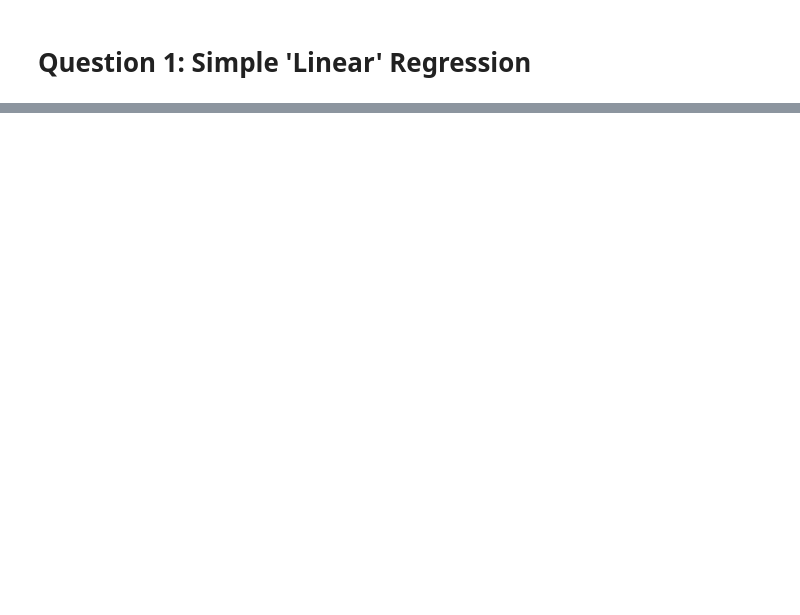
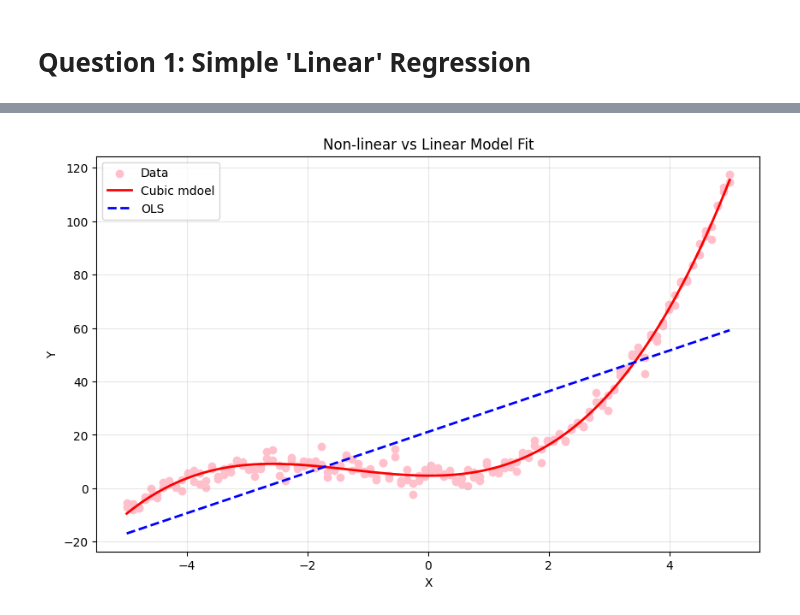
Before and after one commit to pri12345/ST239_Assignments, a Jupyter notebook: First_Assignment/Assignment1.ipynb, the cells around one changed output, grey strips where cells are left out. Drawn from its saved outputs; the diff is of its cells as text; code cells hidden in the pictures; blank space fills up the shorter version.

```diff
--- a/First_Assignment/Assignment1.ipynb
+++ b/First_Assignment/Assignment1.ipynb
@@ -302,0 +375,71 @@ memory usage: 564.0 bytes
+# %%
+
+# display(curve_df.head(3))
+
+# After spotting no columns in the csv file, use header=none
+df = pd.read_csv('Q2_curve.csv', header=None)
+
+# display(df.head(3)) # better
+
+# separate data
+x_data = df.iloc[:, 0].values
+y_data = df.iloc[:, 1].values
+
+# Define custom model, after some tries i found it was a cubic model
+def cubic_model(x, a, b, c, d):
+    return a* x**3 + b* x**2 + c* x + d
+
+# Curve_fit, using _ for the covariances (pcov) since I wont use them
+popt, _ = curve_fit(cubic_model, x_data, y_data)
+y_pred_curve = cubic_model(x_data, *popt) # This stores the predicted values
+
+
+# Standard OLS fitting
+X_ols = sm.add_constant(x_data)
+model_ols = sm.OLS(y_data, X_ols).fit()
+y_pred_ols = model_ols.predict(X_ols)
+
+# Diagnostics for Cubic Model
+# MSE
+residuals_cubic = y_data - y_pred_curve
+mse_cubic = np.mean(residuals_cubic**2)
+# R2
+ss_res_cubic = np.sum(residuals_cubic**2)
+ss_tot = np.sum((y_data - np.mean(y_data))**2)
+r2_cubic = 1 - (ss_res_cubic / ss_tot)
+
+
+
+# Results
+print("Best cubic parameters (a, b, c, d):")
+print(popt)
+
+print("Diagnostics for Cubic Model (curve_fit):")
+print(f"\nMSE: {mse_cubic:.2f}")
+print(f"R^2: {r2_cubic:.2f}")
+
+print("\n\nOLS Model:")
+print(model_ols.summary())
+
+
+# Plotting
+plt.figure(figsize=(10, 6))
+plt.scatter(x_data, y_data, label='Data', color='pink', )
+
+# Since x is not sorted, matplotlib drew zigzags. Code to correct this:
+sort_idx = np.argsort(x_data)
+x_sorted = x_data[sort_idx] # "Fancy indexing" with numpy arrays
+final_model = cubic_model(x_sorted, *popt)  # Store the model cleanly
+
+plt.plot(x_sorted, final_model, color='red', label='Cubic mdoel', linewidth=2)
+plt.plot(x_sorted, y_pred_ols[sort_idx], color='blue', linestyle='--', label='OLS', linewidth=2)
+             # "Fancy indexing" again here
+
+
+plt.title('Non-linear vs Linear Model Fit')
+plt.xlabel('X')
+plt.ylabel('Y')
+plt.legend()
+plt.grid(True, alpha=0.3)
+plt.show()
+# %% [output]
@@ -302,0 +463 @@ memory usage: 564.0 bytes
+[figure, added]
```
Also changed, not shown: parts of 55 cells of this notebook, 2 other files.
